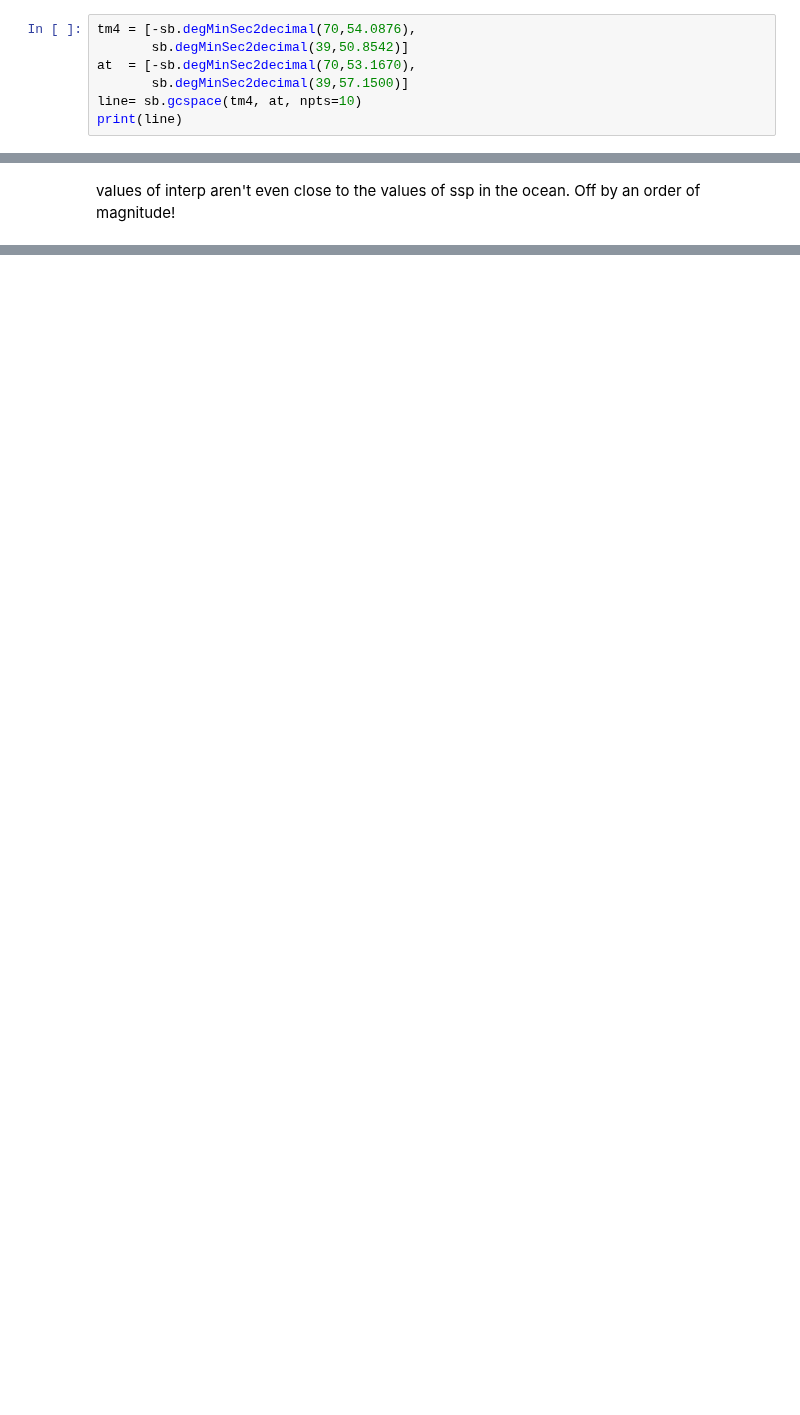
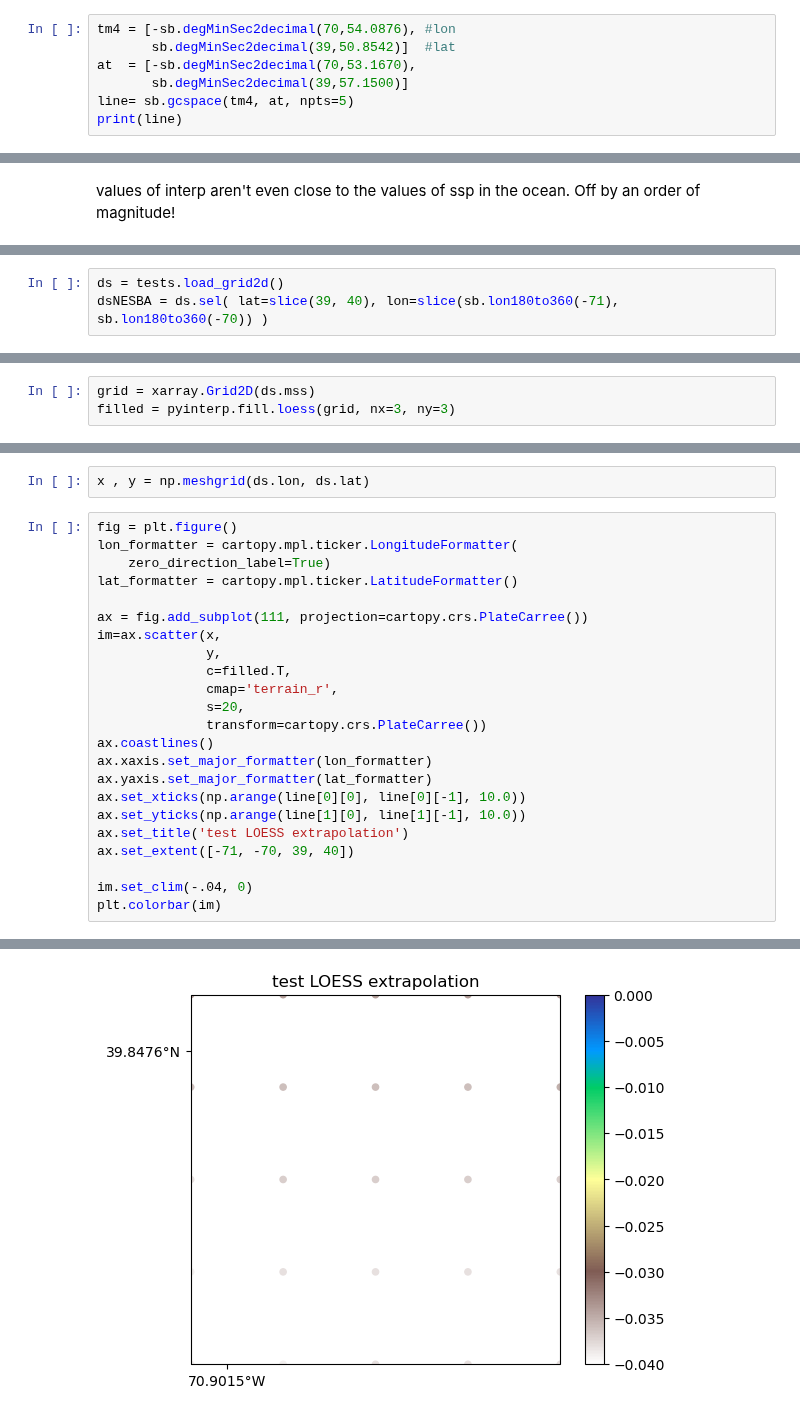
Before and after one commit to IvanaEscobar/sandbox, a Jupyter notebook: sandbox/bin/notebooks/ihop_interp_weights.ipynb, the cells around one changed output, grey strips where cells are left out. Saved outputs shown, nothing was run; the diff lists cells and outputs as text; blank space fills up the shorter version.

```diff
--- a/sandbox/bin/notebooks/ihop_interp_weights.ipynb
+++ b/sandbox/bin/notebooks/ihop_interp_weights.ipynb
@@ -7,10 +11,10 @@ import sandbox as sb
 import matplotlib.pyplot as plt
 %matplotlib inline
 # %%
-tm4 = [-sb.degMinSec2decimal(70,54.0876),
-       sb.degMinSec2decimal(39,50.8542)]
+tm4 = [-sb.degMinSec2decimal(70,54.0876), #lon
+       sb.degMinSec2decimal(39,50.8542)]  #lat
 at  = [-sb.degMinSec2decimal(70,53.1670),
        sb.degMinSec2decimal(39,57.1500)]
-line= sb.gcspace(tm4, at, npts=10)
+line= sb.gcspace(tm4, at, npts=5)
 print(line)
 # %% [output]
@@ -174,0 +115,3 @@ mesh.query(np.array([[-70.9,39.3]]))
+# %%
+ds = tests.load_grid2d()
+dsNESBA = ds.sel( lat=slice(39, 40), lon=slice(sb.lon180to360(-71), sb.lon180to360(-70)) )
@@ -174,0 +142,3 @@ mesh.query(np.array([[-70.9,39.3]]))
+# %%
+grid = xarray.Grid2D(ds.mss)
+filled = pyinterp.fill.loess(grid, nx=3, ny=3)
@@ -174,0 +149,26 @@ mesh.query(np.array([[-70.9,39.3]]))
+# %%
+x , y = np.meshgrid(ds.lon, ds.lat)
+# %%
+fig = plt.figure()
+lon_formatter = cartopy.mpl.ticker.LongitudeFormatter(
+    zero_direction_label=True)
+lat_formatter = cartopy.mpl.ticker.LatitudeFormatter()
+
+ax = fig.add_subplot(111, projection=cartopy.crs.PlateCarree())
+im=ax.scatter(x,
+              y,
+              c=filled.T,
+              cmap='terrain_r',
+              s=20,
+              transform=cartopy.crs.PlateCarree())
+ax.coastlines()
+ax.xaxis.set_major_formatter(lon_formatter)
+ax.yaxis.set_major_formatter(lat_formatter)
+ax.set_xticks(np.arange(line[0][0], line[0][-1], 10.0))
+ax.set_yticks(np.arange(line[1][0], line[1][-1], 10.0))
+ax.set_title('test LOESS extrapolation')
+ax.set_extent([-71, -70, 39, 40])
+
+im.set_clim(-.04, 0)
+plt.colorbar(im)
+# %% [output]
@@ -174,0 +176 @@ mesh.query(np.array([[-70.9,39.3]]))
+[figure, added]
```
Also changed, not shown: parts of 30 cells of this notebook.
